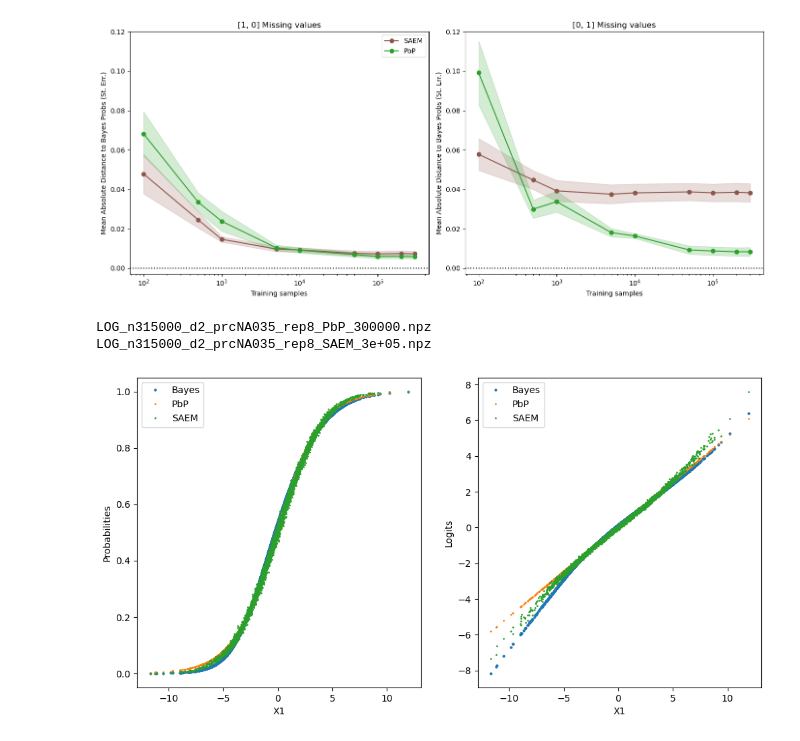
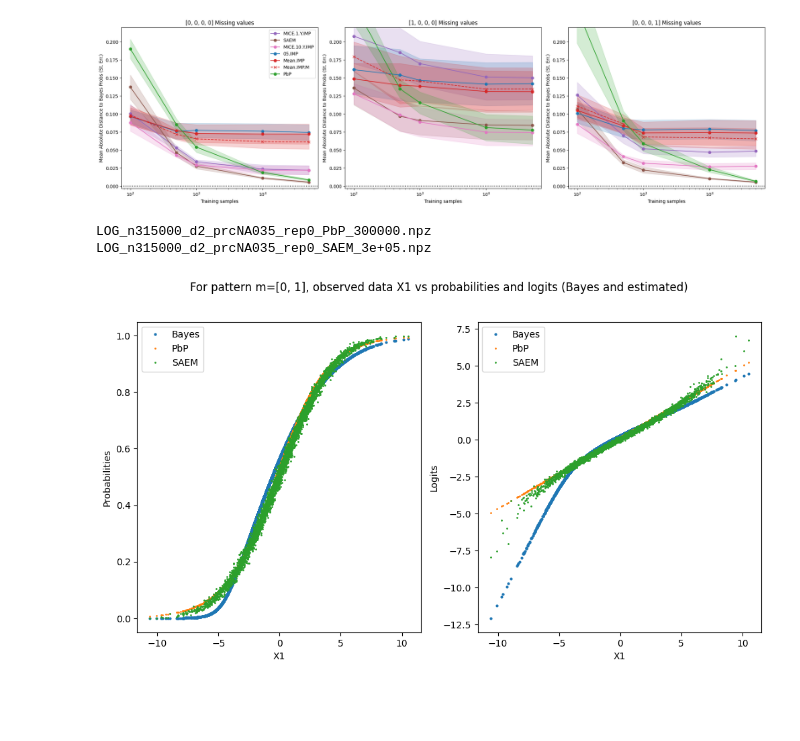
Before and after one commit to ChristopheMuller/logistic_with_NAs, a Jupyter notebook: 7_plot_pred_scores.ipynb, the cells around one changed output. Saved outputs shown, nothing was run; the diff lists cells and outputs as text; code cells hidden in the pictures; blank space fills up the shorter version.

```diff
--- a/7_plot_pred_scores.ipynb
+++ b/7_plot_pred_scores.ipynb
@@ -411,7 +424,7 @@ def plot_pred_scores_patterns(
     for i, pat in enumerate(patterns):
 
         ax = axs[i]
-        plot_one_subplot_pred(ax, df, metric, uncertainty, pat, diff_bayes)
+        plot_one_subplot_pred(ax, df, metric, uncertainty, pat, None, diff_bayes)
 
         ax.set_title(f"{pat} Missing values")
         ax.set_xlabel("Training samples")
@@ -430,61 +443,62 @@ def plot_pred_scores_patterns(
 
     plt.tight_layout()
     if save is not None:
         plt.savefig(save)
 
     plt.show()
 
 
-remove_methods=["MICE.IMP", "MICE.M.IMP",  "MICE.M.IMP", "05.IMP.M", "MICE.Y.M.IMP"]
-# remove_methods = None
+remove_methods = None
 # select_methods = None
-# select_methods= ["05.IMP", "05.IMP.M", "Mean.IMP", "Mean.IMP.M", "PbP", "CC", "MICE.IMP", "MICE.M.IMP", "MICE.Y.IMP", "MICE.Y.M.IMP", "MICE.10.Y.IMP", "MICE.100.Y.IMP", "SAEM"]
-select_methods = ["SAEM", "PbP"]
+select_methods= ["05.IMP", "Mean.IMP", "Mean.IMP.M", "PbP", "CC", "MICE.Y.IMP", "MICE.10.Y.IMP", "MICE.100.Y.IMP", "SAEM"]
+# select_methods = ["SAEM", "PbP"]
 
 metric = "mae_score_bayes"
 
 
 plot_pred_scores_patterns(
 
     simulation_set_up,
     metric = metric,
     diff_bayes=True,
-    patterns=[[1,0],[0,1]],
+    patterns=[[0,0,0,0], [1,0,0,0], [0,0,0,1]],
 
-    max_y = 0.12,
+    max_y = 0.22,
     min_y = -0.003,
 
     remove_methods=remove_methods,
     select_methods=select_methods,
 
     size_height = 6,
     size_width = 7,
 
-    # save = "data/ExpA/figures/missclassification_patterns.pdf"
+    # save = "data/ExpA/figures/mae_bayes_patterns.pdf"
 
 )
 # %% [output]
-[figure, old version]
+[figure, new version]
 # %%
-
-
-def plot_probs_and_logits(set_up, methods, simulation_set_up, X_dim=0, exp="ExpA", pattern=0,):
+def plot_probs_and_logits(set_up, methods, simulation_set_up, X_dim=0, exp="ExpA", pattern=0, pattern_probs=None):
 
     test = load_data(set_up, "test", exp)
     M = test["M"]
     idx = get_index_pattern(pattern, M, remove_all_missing=True)
 
+    y_probs = test["y_probs"][idx]
+
     bayes = load_data(set_up, "bayes", exp)
-    bayes_probs = bayes["y_probs_bayes"]
+    bayes_probs = bayes["y_probs_bayes"][idx]
+
+    idx_probs = get_index_pattern_probs(pattern_probs, y_probs, bayes_probs)
 
     fig, axs = plt.subplots(1, 2, figsize=(12, 6))
 
-    axs[0].plot(test["X_full"][idx,X_dim], bayes_probs[idx], "o", markersize=2, label="Bayes")
+    axs[0].plot(test["X_full"][idx,X_dim][idx_probs], bayes_probs[idx_probs], "o", markersize=2, label="Bayes")
     axs[0].set_xlabel("X1")
     axs[0].set_ylabel("Probabilities")
 
     bayes_logits = np.log(bayes_probs/(1-bayes_probs))
-    axs[1].plot(test["X_full"][idx,X_dim], bayes_logits[idx], "o", markersize=2, label="Bayes")
+    axs[1].plot(test["X_full"][idx,X_dim][idx_probs], bayes_logits[idx_probs], "o", markersize=2, label="Bayes")
     axs[1].set_xlabel("X1")
     axs[1].set_ylabel("Logits")
 
@@ -504,21 +518,27 @@ def plot_probs_and_logits(set_up, methods, simulation_set_up, X_dim=0, exp="ExpA
         pred_probs = pred["y_probs_pred"][idx]
         pred_logits = np.log(pred_probs/(1-pred_probs))
 
-        axs[0].plot(test["X_full"][idx,X_dim], pred_probs, "o", markersize=1, label=method)
-        axs[1].plot(test["X_full"][idx,X_dim], pred_logits, "o", markersize=1, label=method)
+        axs[0].plot(test["X_full"][idx,X_dim][idx_probs], pred_probs[idx_probs], "o", markersize=1, label=method)
+        axs[1].plot(test["X_full"][idx,X_dim][idx_probs], pred_logits[idx_probs], "o", markersize=1, label=method)
 
     axs[0].legend()
     axs[1].legend()
 
+    # title over both subplots
+    fig.suptitle(f"For pattern m={pattern}, observed data X1 vs probabilities and logits (Bayes and estimated)")
+
+
     plt.show()
 
 
-set_up = "LOG_n315000_d2_prcNA035_rep8"
-methods = ["PbP", "MICE.IMP", "MICE.M.IMP", "MICE.Y.IMP", "MICE.Y.M.IMP", "MICE.10.Y.IMP", "MICE.100.Y.IMP", "SAEM"]
+set_up = "LOG_n515000_d2_prcNA035_rep0"
+set_up = "LOG_n315000_d2_prcNA035_rep0"
+
 methods = ["PbP", "SAEM"]
 
-plot_probs_and_logits(set_up, methods, simulation_set_up, X_dim=0, exp=exp, pattern=[0,1])
+plot_probs_and_logits(set_up, methods, simulation_set_up, X_dim=0, exp=exp, pattern=[0,1],
+                      pattern_probs=None)
 # %% [output]
-LOG_n315000_d2_prcNA035_rep8_PbP_300000.npz
-LOG_n315000_d2_prcNA035_rep8_SAEM_3e+05.npz
+LOG_n315000_d2_prcNA035_rep0_PbP_300000.npz
+LOG_n315000_d2_prcNA035_rep0_SAEM_3e+05.npz
-[figure, old version]
+[figure, new version]
```
Also changed, not shown: parts of 6 cells of this notebook, 18 other files.
